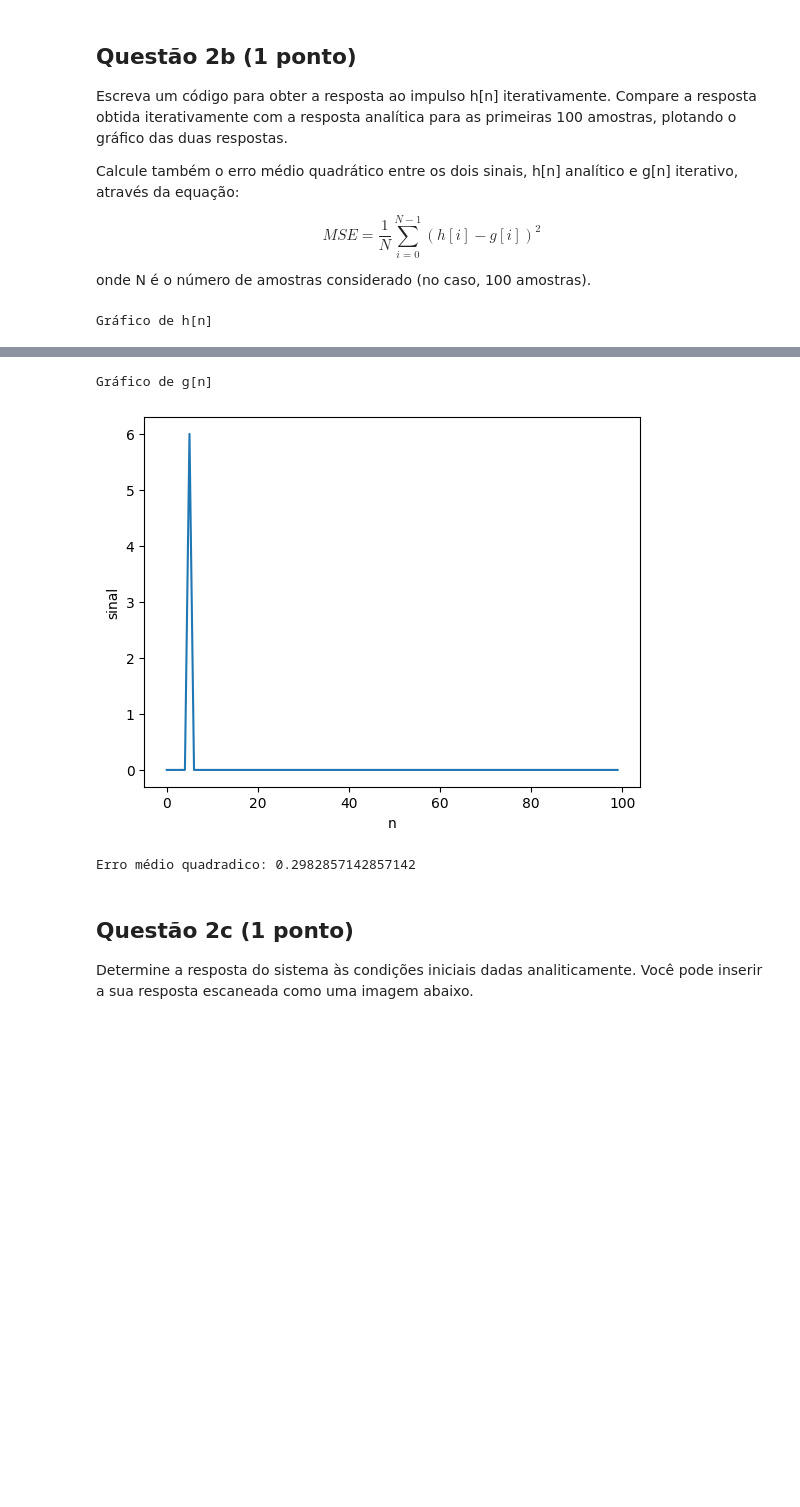
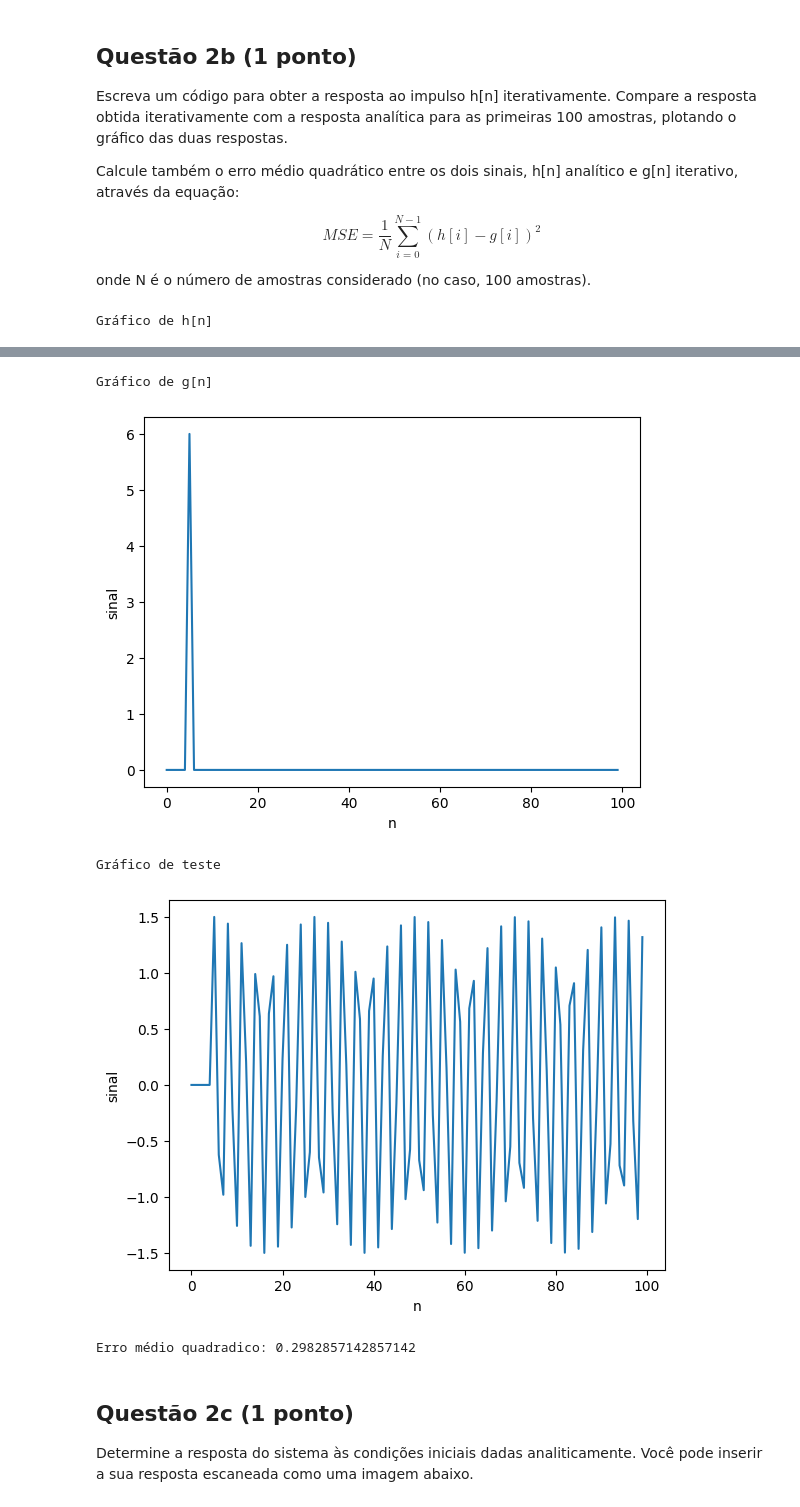
Before and after one commit to CristianoCTS/SSTD, a Jupyter notebook: Projeto-1/211028050-projeto1.ipynb, the cells around one changed output, grey strips where cells are left out. Cells and saved outputs as stored; diff of their text form; code cells hidden in the pictures; blank space fills up the shorter version.

```diff
--- a/Projeto-1/211028050-projeto1.ipynb
+++ b/Projeto-1/211028050-projeto1.ipynb
@@ -213,34 +214,50 @@ def erro(sinal1, sinal2):
     for i in range(len(sinal1)):
         MSE += (sinal1[i] - sinal2[i])**2
     return MSE/len(sinal1)
 
+def teste(n):
+    if n < 0:
+        return 0
+    else:
+        return (3/4)*(cmath.exp(-2j*n)+cmath.exp(2j*n))
+
 hn = []
 gn = []
+tes = []
 for i in range(-5, 95):
     hn.append(sinal(i))
     gn.append(sinalg(i))
+    tes.append(teste(i))
 
 
 
 print("Gráfico de h[n]")
 plt.plot(hn)
 plt.xlabel("n")
 plt.ylabel("sinal")
 plt.show()
 
 print("Gráfico de g[n]")
 plt.plot(gn)
 plt.xlabel("n")
 plt.ylabel("sinal")
 plt.show()
 
+print("Gráfico de teste")
+plt.plot(tes)
+plt.xlabel("n")
+plt.ylabel("sinal")
+plt.show()
+
 print(f"Erro médio quadradico: {erro(hn,gn)}")
 # %% [output]
 Gráfico de h[n]
 [figure]
 Gráfico de g[n]
 [figure]
-Erro médio quadradico: 0.2982857142857142
+Gráfico de teste
+[figure, added]
+Erro médio quadradico: 0.2982857142857142
 # %% [markdown]
 ## Questão 2c (1 ponto)
 
```
Also changed, not shown: parts of 2 cells of this notebook.
